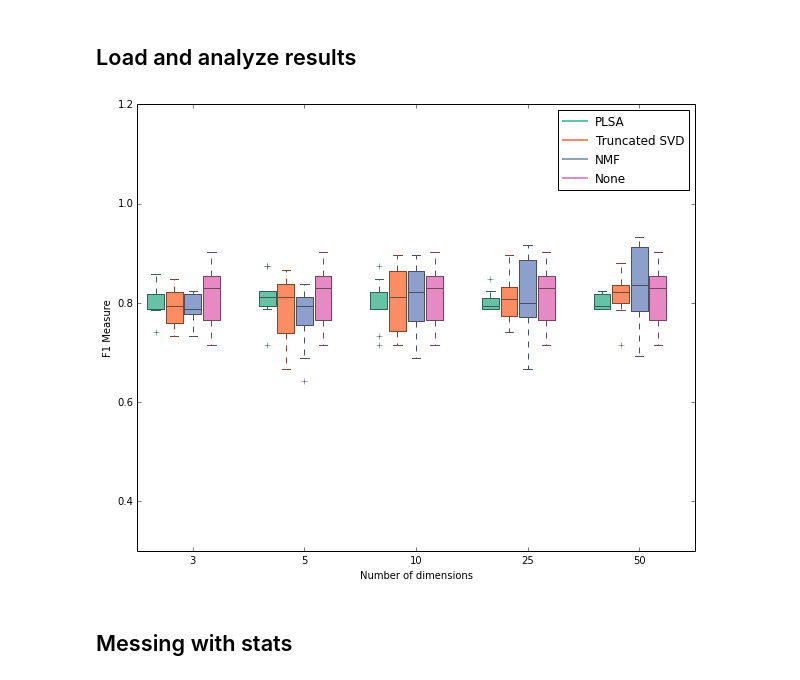
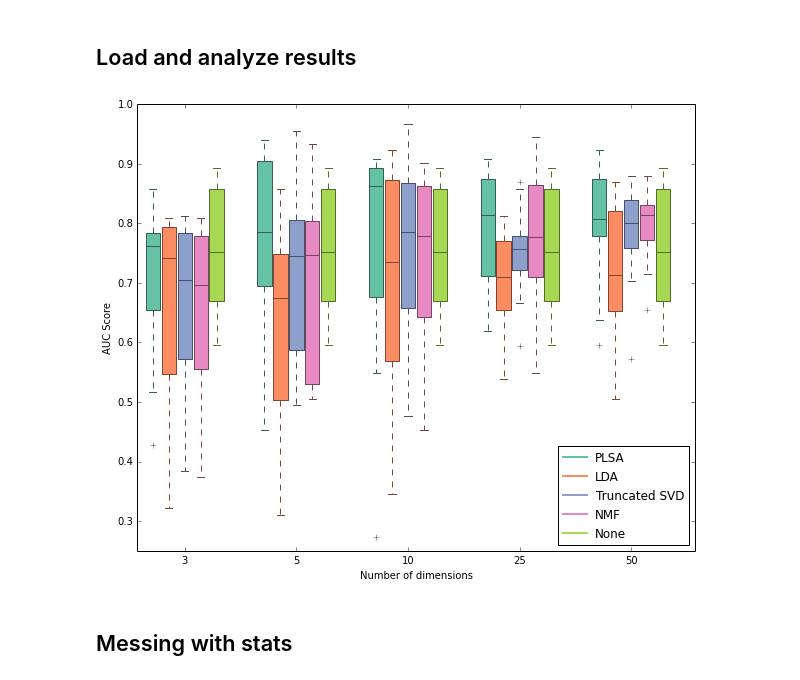
Before and after one commit to samfway/biotm, a Jupyter notebook: notebooks/SmokingCV.ipynb, the cells around one changed output. Drawn from its saved outputs; the diff is of its cells as text; code cells hidden in the pictures.

```diff
--- a/notebooks/SmokingCV.ipynb
+++ b/notebooks/SmokingCV.ipynb
@@ -60,9 +61,9 @@ num_folds = 10
 dim_steps = [3, 5, 10, 25, 50]
 classifiers = [(LogisticRegression(), 'Logistic Regression')]
 #classifiers = [(RandomForestClassifier(), 'Random Forest')]
-use_proba = False
+use_proba = True
 
-dim_redux_techniques = [(plsa, 'PLSA'), (TruncatedSVD, 'Truncated SVD'), (NMF, 'NMF'), (None, 'None')]
+dim_redux_techniques = [(plsa, 'PLSA'), (lda, 'LDA'), (TruncatedSVD, 'Truncated SVD'), (NMF, 'NMF'), (None, 'None')]
 num_colors = max(3, len(dim_redux_techniques))
 color_map = brewer2mpl.get_map('Set2', 'qualitative', num_colors).mpl_colors
 dim_redux_colors = dict(zip([dr_name for (dr, dr_name) in dim_redux_techniques], color_map[:len(dim_redux_techniques)]))
@@ -70,8 +71,8 @@ dim_redux_colors = dict(zip([dr_name for (dr, dr_name) in dim_redux_techniques],
 cv_folds = StratifiedKFold(labels, num_folds)
 test_lengths = [len(test) for (train, test) in cv_folds]
 
-notes_filename = 'smoking_logreg_notes.csv'
-preds_filename = 'smoking_logreg_preds.csv'
+notes_filename = 'smoking_logrega_notes.csv'
+preds_filename = 'smoking_logrega_preds.csv'
 # %% [markdown]
 ## Run full experiment
 # %%
@@ -147,35 +176,36 @@ for (dim_redux, dim_redux_name) in dim_redux_techniques:
     clf_name = classifiers[0][1]
     clf_data = []
     for n, num_dims in enumerate(dim_steps):
         for cv_fold, (training, testing) in enumerate(cv_folds):
             test_labels = labels[testing]
             ind = int(notes[(notes.method == dim_redux_name) &
                             (notes.classifier == clf_name) &
                             (notes.k == num_dims) &
                             (notes.cv_fold == cv_fold)].index)
             preds = predictions.loc[ind].as_matrix()[:len(testing)]
             if use_proba:
                 cv_scores[cv_fold] = roc_auc_score(test_labels, preds)
             else:
                 cv_scores[cv_fold] = f1_score(test_labels, preds)
 
         clf_data.append(cv_scores.copy())
     plot_data.append(clf_data)
 
 plot_data = array(plot_data)
 names = [name for dr, name in dim_redux_techniques]
 points = [str(step) for step in dim_steps]
 make_grouped_box(ax, plot_data, names, xticklabels=points)
 
 ax.set_xlabel('Number of dimensions')
 if use_proba:
     ax.set_ylabel('AUC Score')
 else:
     ax.set_ylabel('F1 Measure')
-ax.set_ylim([0.3, 1.2])
+
+ax.set_ylim([0.25, 1.])
 plt.show()
 # %% [output]
-[figure, old version]
+[figure, new version]
 # %% [markdown]
 ## Messing with stats
 # %%
```
Also changed, not shown: parts of 2 cells of this notebook, 3 other files.
